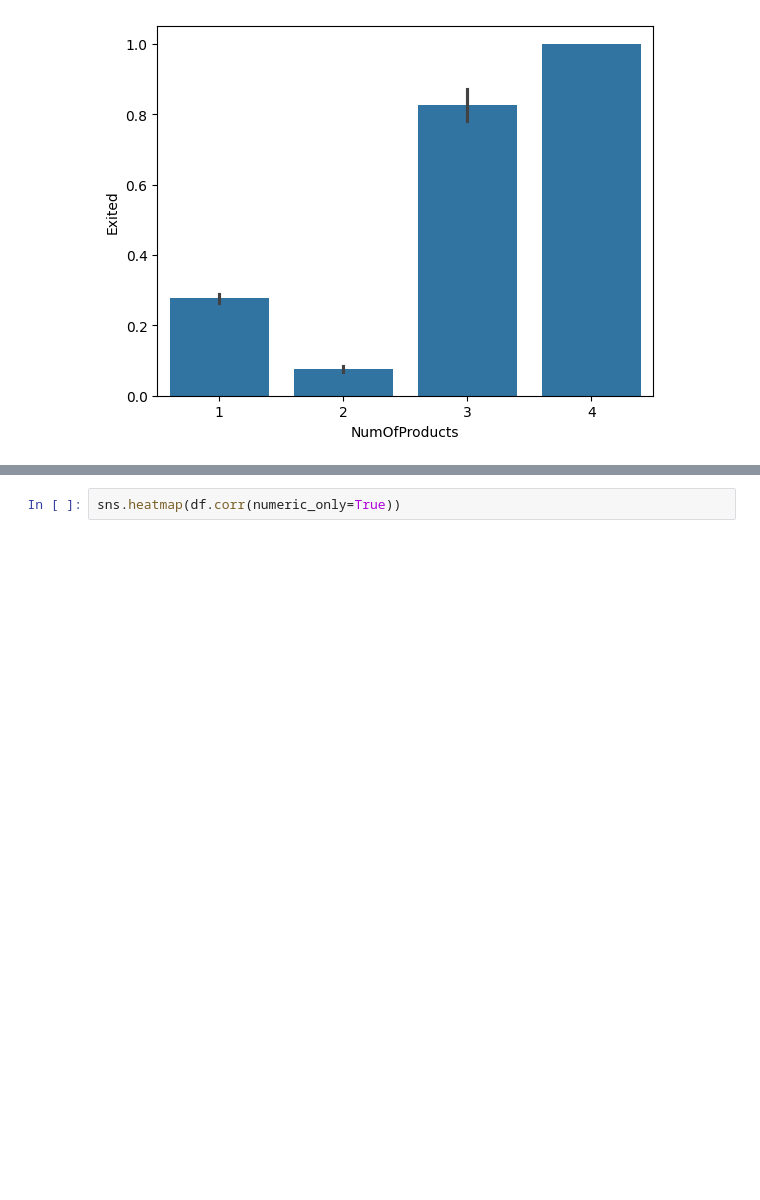
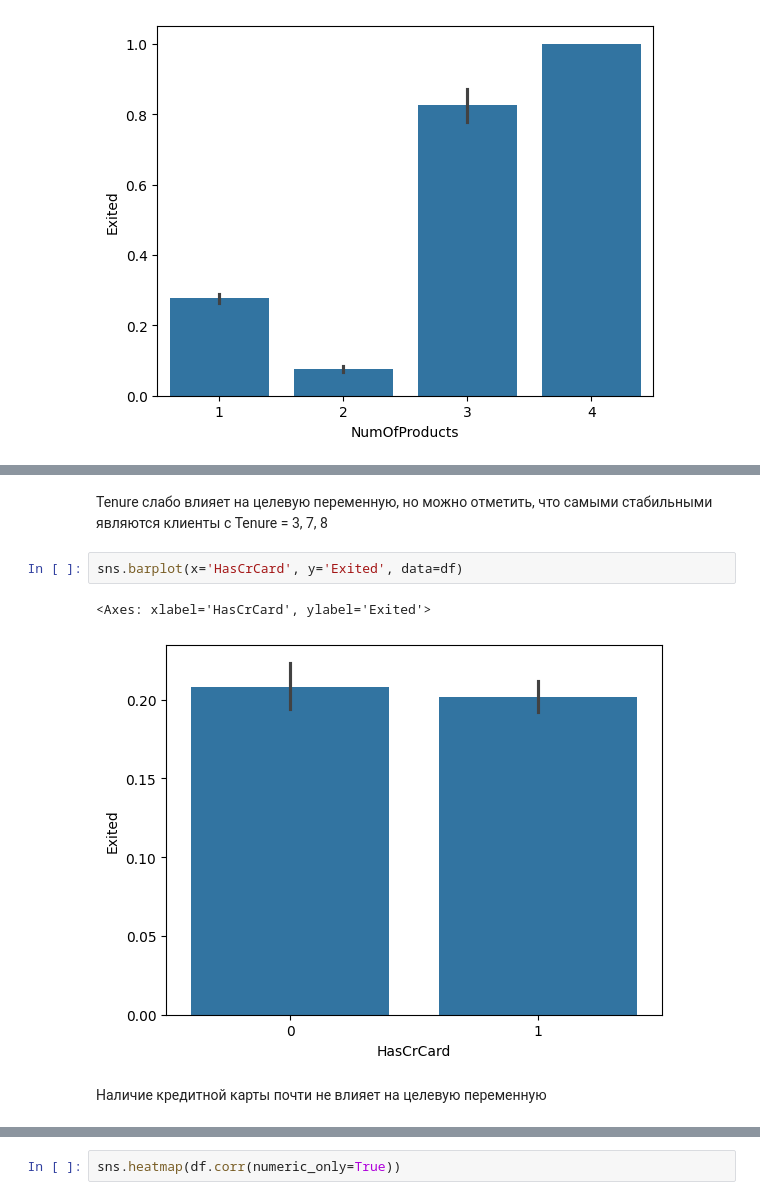
Before and after one commit to Klimentij-Kvl/bank-churn-ml, a Jupyter notebook: notebooks/eda.ipynb, the cells around one changed output, grey strips where cells are left out. Saved outputs shown, nothing was run; the diff lists cells and outputs as text; blank space fills up the shorter version.

```diff
--- a/notebooks/eda.ipynb
+++ b/notebooks/eda.ipynb
@@ -92,0 +139,9 @@ sns.barplot(x="NumOfProducts", y="Exited", data=df)
+# %% [markdown]
+Tenure слабо влияет на целевую переменную, но можно отметить, что самыми стабильными являются клиенты с Tenure = 3, 7, 8
+# %%
+sns.barplot(x='HasCrCard', y='Exited', data=df)
+# %% [output]
+<Axes: xlabel='HasCrCard', ylabel='Exited'>
+[figure, added]
+# %% [markdown]
+Наличие кредитной карты почти не влияет на целевую переменную
```
Also changed, not shown: parts of 21 cells of this notebook.
